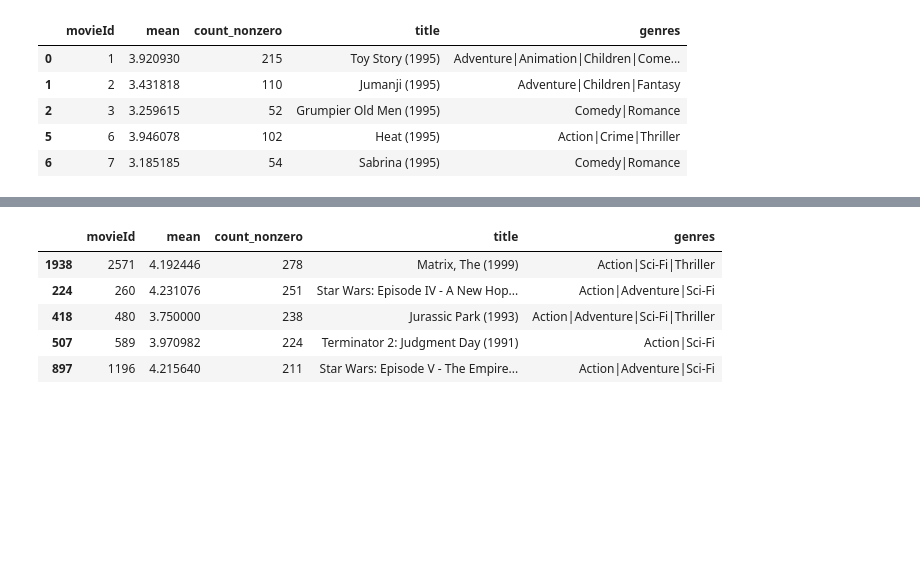
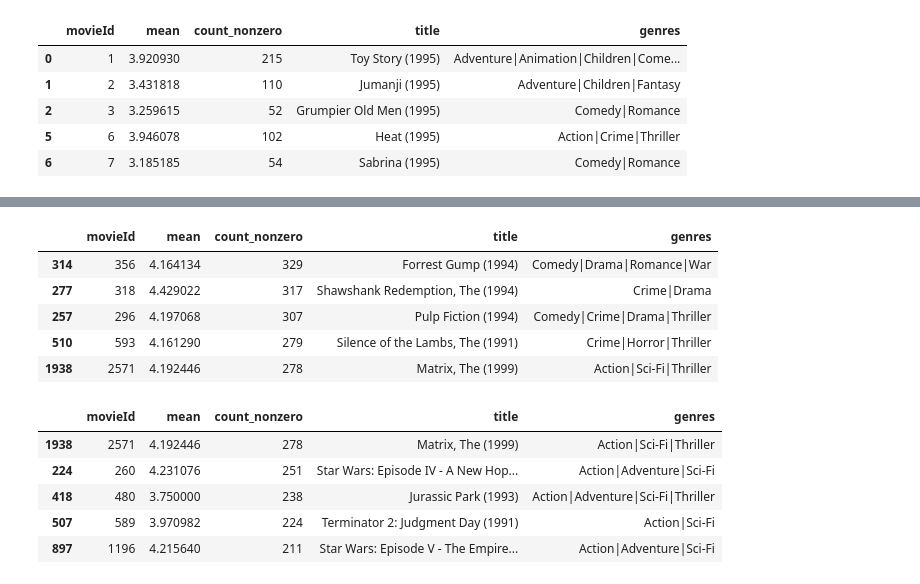
Before and after one commit to amiegirl/InnomaticsResearchLabs, a Jupyter notebook: movies.ipynb, the cells around one changed output, grey strips where cells are left out. Drawn from its saved outputs; the diff is of its cells as text; code cells hidden in the pictures; blank space fills up the shorter version.

```diff
--- a/movies.ipynb
+++ b/movies.ipynb
@@ -109 +153,12 @@ movie_ratings_50.head()
+# %%
+# Select all the correct options which comes under top 5 popular movies based on number of user ratings.
+
+movie_ratings_50.sort_values('count_nonzero',ascending=False).head()
+# %% [output]
+|  | movieId | mean | count_nonzero | title | genres |
+| 314 | 356 | 4.164134 | 329 | Forrest Gump (1994) | Comedy|Drama|Romance|War |
+| 277 | 318 | 4.429022 | 317 | Shawshank Redemption, The (1994) | Crime|Drama |
+| 257 | 296 | 4.197068 | 307 | Pulp Fiction (1994) | Comedy|Crime|Drama|Thriller |
+| 510 | 593 | 4.161290 | 279 | Silence of the Lambs, The (1991) | Crime|Horror|Thriller |
+| 1938 | 2571 | 4.192446 | 278 | Matrix, The (1999) | Action|Sci-Fi|Thriller |
 # %%
```
Also changed, not shown: parts of 18 cells of this notebook.
